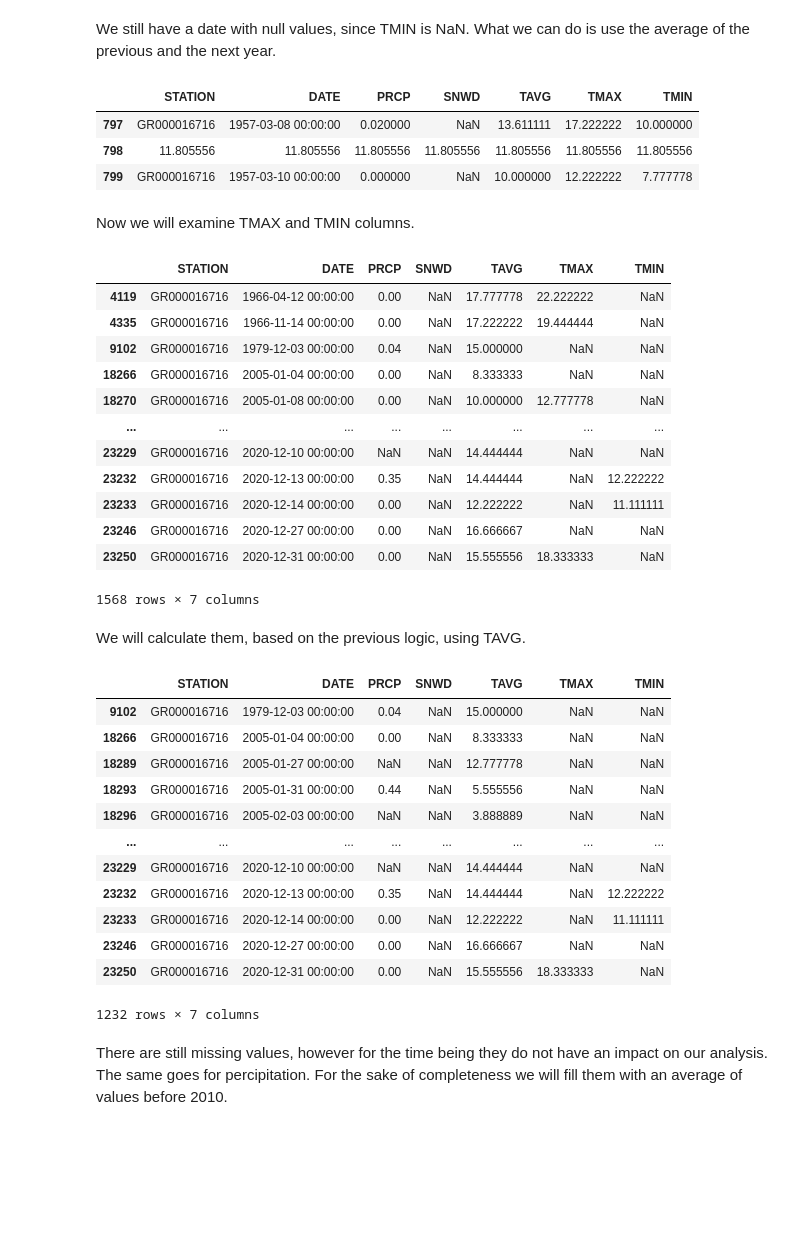
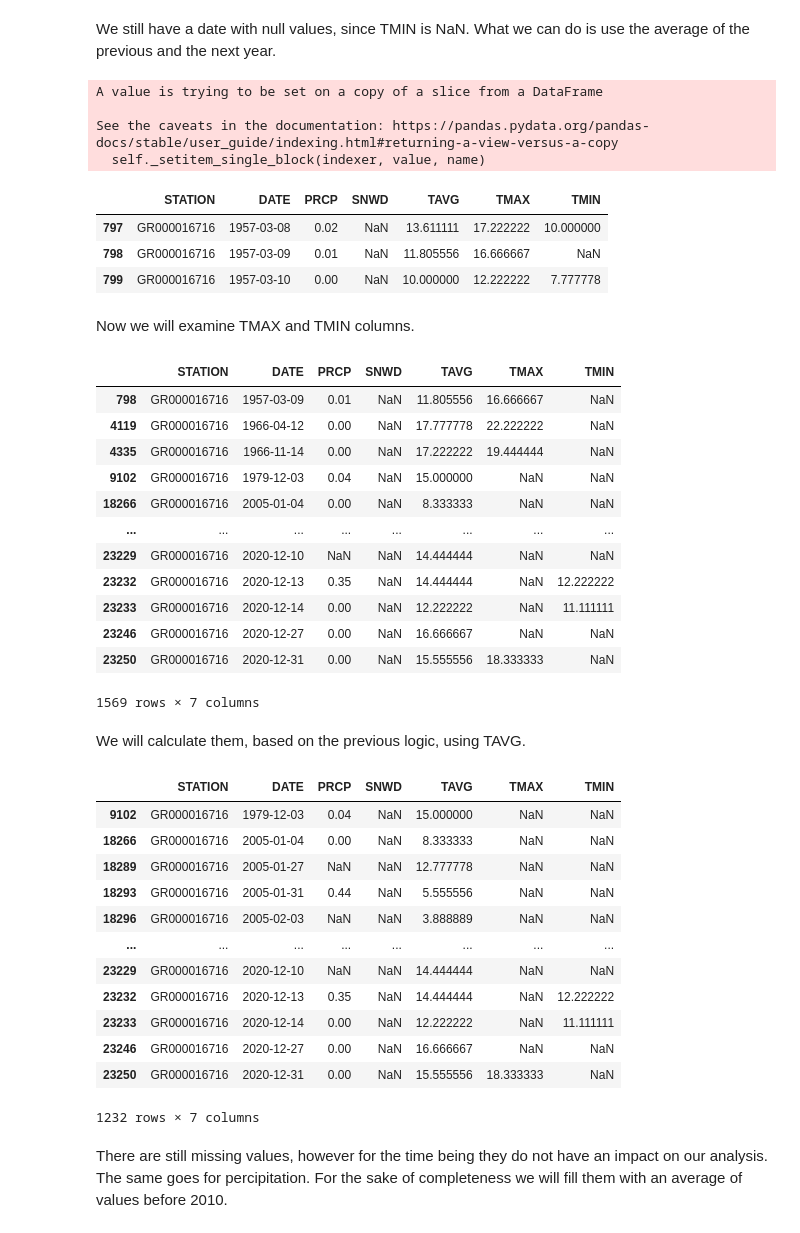
Before and after one commit to nataliaKat/Applied-ML-Assignments, a Jupyter notebook: assignment_01/assignment_01_Katsiapi_Natalia.ipynb, the cells around one changed output. Saved outputs shown, nothing was run; the diff lists cells and outputs as text; code cells hidden in the pictures; blank space fills up the shorter version.

```diff
--- a/assignment_01/assignment_01_Katsiapi_Natalia.ipynb
+++ b/assignment_01/assignment_01_Katsiapi_Natalia.ipynb
@@ -86,31 +86,35 @@ data[data.TAVG.isna()]
 # %% [markdown]
 We still have a date with null values, since TMIN is NaN. What we can do is use the average of the previous and the next year.
 # %%
-data.iloc[798] = (data.iloc[797].TAVG + data.iloc[799].TAVG) / 2
+data.TAVG.iloc[798] = (data.iloc[797].TAVG + data.iloc[799].TAVG) / 2
 data.iloc[797:800]
 # %% [output]
+A value is trying to be set on a copy of a slice from a DataFrame
+
+See the caveats in the documentation: https://pandas.pydata.org/pandas-docs/stable/user_guide/indexing.html#returning-a-view-versus-a-copy
+  self._setitem_single_block(indexer, value, name)
 |  | STATION | DATE | PRCP | SNWD | TAVG | TMAX | TMIN |
-| 797 | GR000016716 | 1957-03-08 00:00:00 | 0.020000 | NaN | 13.611111 | 17.222222 | 10.000000 |
-| 798 | 11.805556 | 11.805556 | 11.805556 | 11.805556 | 11.805556 | 11.805556 | 11.805556 |
-| 799 | GR000016716 | 1957-03-10 00:00:00 | 0.000000 | NaN | 10.000000 | 12.222222 | 7.777778 |
+| 797 | GR000016716 | 1957-03-08 | 0.02 | NaN | 13.611111 | 17.222222 | 10.000000 |
+| 798 | GR000016716 | 1957-03-09 | 0.01 | NaN | 11.805556 | 16.666667 | NaN |
+| 799 | GR000016716 | 1957-03-10 | 0.00 | NaN | 10.000000 | 12.222222 | 7.777778 |
 # %% [markdown]
 Now we will examine TMAX and TMIN columns.
 # %%
 data[data.TMAX.isna() | data.TMIN.isna()]
 # %% [output]
 |  | STATION | DATE | PRCP | SNWD | TAVG | TMAX | TMIN |
-| 4119 | GR000016716 | 1966-04-12 00:00:00 | 0.00 | NaN | 17.777778 | 22.222222 | NaN |
-| 4335 | GR000016716 | 1966-11-14 00:00:00 | 0.00 | NaN | 17.222222 | 19.444444 | NaN |
-| 9102 | GR000016716 | 1979-12-03 00:00:00 | 0.04 | NaN | 15.000000 | NaN | NaN |
-| 18266 | GR000016716 | 2005-01-04 00:00:00 | 0.00 | NaN | 8.333333 | NaN | NaN |
-| 18270 | GR000016716 | 2005-01-08 00:00:00 | 0.00 | NaN | 10.000000 | 12.777778 | NaN |
+| 798 | GR000016716 | 1957-03-09 | 0.01 | NaN | 11.805556 | 16.666667 | NaN |
+| 4119 | GR000016716 | 1966-04-12 | 0.00 | NaN | 17.777778 | 22.222222 | NaN |
+| 4335 | GR000016716 | 1966-11-14 | 0.00 | NaN | 17.222222 | 19.444444 | NaN |
+| 9102 | GR000016716 | 1979-12-03 | 0.04 | NaN | 15.000000 | NaN | NaN |
+| 18266 | GR000016716 | 2005-01-04 | 0.00 | NaN | 8.333333 | NaN | NaN |
 | ... | ... | ... | ... | ... | ... | ... | ... |
-| 23229 | GR000016716 | 2020-12-10 00:00:00 | NaN | NaN | 14.444444 | NaN | NaN |
-| 23232 | GR000016716 | 2020-12-13 00:00:00 | 0.35 | NaN | 14.444444 | NaN | 12.222222 |
-| 23233 | GR000016716 | 2020-12-14 00:00:00 | 0.00 | NaN | 12.222222 | NaN | 11.111111 |
-| 23246 | GR000016716 | 2020-12-27 00:00:00 | 0.00 | NaN | 16.666667 | NaN | NaN |
-| 23250 | GR000016716 | 2020-12-31 00:00:00 | 0.00 | NaN | 15.555556 | 18.333333 | NaN |
+| 23229 | GR000016716 | 2020-12-10 | NaN | NaN | 14.444444 | NaN | NaN |
+| 23232 | GR000016716 | 2020-12-13 | 0.35 | NaN | 14.444444 | NaN | 12.222222 |
+| 23233 | GR000016716 | 2020-12-14 | 0.00 | NaN | 12.222222 | NaN | 11.111111 |
+| 23246 | GR000016716 | 2020-12-27 | 0.00 | NaN | 16.666667 | NaN | NaN |
+| 23250 | GR000016716 | 2020-12-31 | 0.00 | NaN | 15.555556 | 18.333333 | NaN |
-1568 rows × 7 columns
+1569 rows × 7 columns
 # %% [markdown]
 We will calculate them, based on the previous logic, using TAVG.
 # %%
@@ -119,17 +123,17 @@ data.loc[before_2010, 'TMIN'] = data.loc[before_2010, 'TMIN'].fillna(value=2 * d
 data[data.TMAX.isna() | data.TMIN.isna()]
 # %% [output]
 |  | STATION | DATE | PRCP | SNWD | TAVG | TMAX | TMIN |
-| 9102 | GR000016716 | 1979-12-03 00:00:00 | 0.04 | NaN | 15.000000 | NaN | NaN |
-| 18266 | GR000016716 | 2005-01-04 00:00:00 | 0.00 | NaN | 8.333333 | NaN | NaN |
-| 18289 | GR000016716 | 2005-01-27 00:00:00 | NaN | NaN | 12.777778 | NaN | NaN |
-| 18293 | GR000016716 | 2005-01-31 00:00:00 | 0.44 | NaN | 5.555556 | NaN | NaN |
-| 18296 | GR000016716 | 2005-02-03 00:00:00 | NaN | NaN | 3.888889 | NaN | NaN |
+| 9102 | GR000016716 | 1979-12-03 | 0.04 | NaN | 15.000000 | NaN | NaN |
+| 18266 | GR000016716 | 2005-01-04 | 0.00 | NaN | 8.333333 | NaN | NaN |
+| 18289 | GR000016716 | 2005-01-27 | NaN | NaN | 12.777778 | NaN | NaN |
+| 18293 | GR000016716 | 2005-01-31 | 0.44 | NaN | 5.555556 | NaN | NaN |
+| 18296 | GR000016716 | 2005-02-03 | NaN | NaN | 3.888889 | NaN | NaN |
 | ... | ... | ... | ... | ... | ... | ... | ... |
-| 23229 | GR000016716 | 2020-12-10 00:00:00 | NaN | NaN | 14.444444 | NaN | NaN |
-| 23232 | GR000016716 | 2020-12-13 00:00:00 | 0.35 | NaN | 14.444444 | NaN | 12.222222 |
-| 23233 | GR000016716 | 2020-12-14 00:00:00 | 0.00 | NaN | 12.222222 | NaN | 11.111111 |
-| 23246 | GR000016716 | 2020-12-27 00:00:00 | 0.00 | NaN | 16.666667 | NaN | NaN |
-| 23250 | GR000016716 | 2020-12-31 00:00:00 | 0.00 | NaN | 15.555556 | 18.333333 | NaN |
+| 23229 | GR000016716 | 2020-12-10 | NaN | NaN | 14.444444 | NaN | NaN |
+| 23232 | GR000016716 | 2020-12-13 | 0.35 | NaN | 14.444444 | NaN | 12.222222 |
+| 23233 | GR000016716 | 2020-12-14 | 0.00 | NaN | 12.222222 | NaN | 11.111111 |
+| 23246 | GR000016716 | 2020-12-27 | 0.00 | NaN | 16.666667 | NaN | NaN |
+| 23250 | GR000016716 | 2020-12-31 | 0.00 | NaN | 15.555556 | 18.333333 | NaN |
 1232 rows × 7 columns
 # %% [markdown]
 There are still missing values, however for the time being they do not have an impact on our analysis. The same goes for percipitation. For the sake of completeness we will fill them with an average of values before 2010.
```
Also changed, not shown: parts of 42 cells of this notebook.
